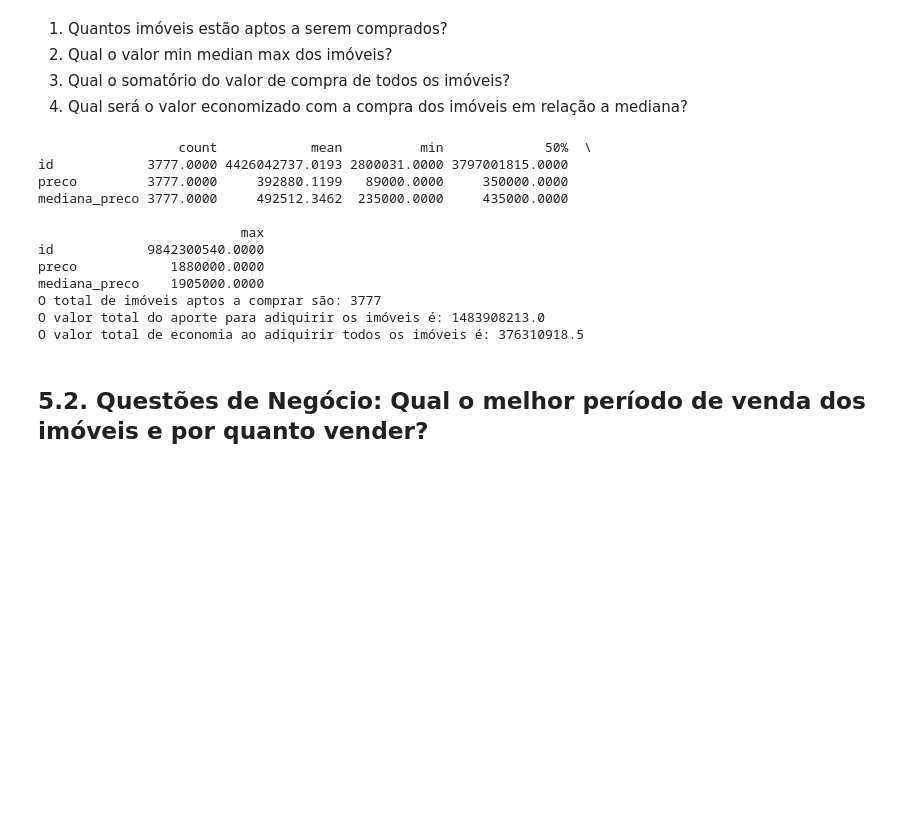
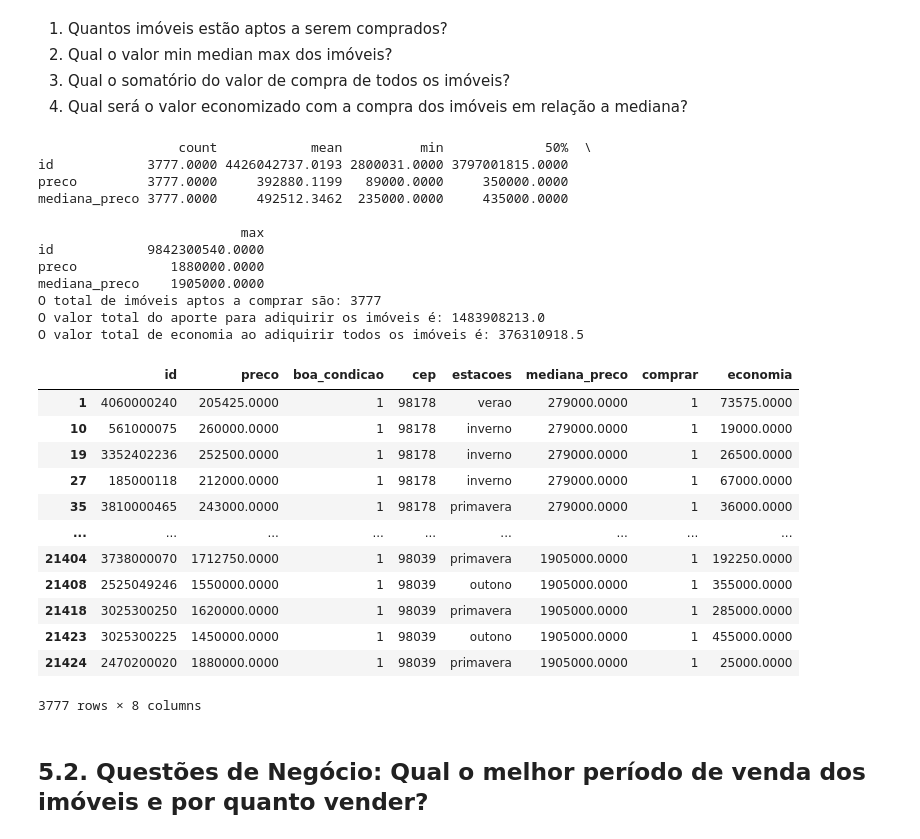
Before and after one commit to Gabrielnbr/Insight_2022_1_house_rocket, a Jupyter notebook: Organizacao/Exploração_Dados.ipynb, the cells around one changed output. Cells and saved outputs as stored; diff of their text form; code cells hidden in the pictures; blank space fills up the shorter version.

```diff
--- a/Organizacao/Exploração_Dados.ipynb
+++ b/Organizacao/Exploração_Dados.ipynb
@@ -500,33 +506,47 @@ qn1.head()
 # %%
 aptos_compra = qn1.loc[qn1['comprar'] == 1].copy()
 
 valor_imóvel = aptos_compra.describe().T
 valor_imóvel.drop(['std','25%','75%'], axis=1, inplace=True)
 valor_imóvel.drop(['cep','comprar','boa_condicao'], axis=0, inplace=True)
 print(valor_imóvel)
 valor_compra = aptos_compra['preco'].sum()
 
 aptos_compra['economia'] = 0
 aptos_compra['economia'] = aptos_compra.apply(lambda x : x['mediana_preco'] - x['preco'], axis=1)
 
 valor_economizado = aptos_compra['economia'].sum()
 
 print(f'O total de imóveis aptos a comprar são: {aptos_compra.shape[0]}')
 print(f'O valor total do aporte para adiquirir os imóveis é: {valor_compra}')
 print(f'O valor total de economia ao adiquirir todos os imóveis é: {valor_economizado}')
+aptos_compra
 # %% [output]
                   count            mean          min             50%  \
 id            3777.0000 4426042737.0193 2800031.0000 3797001815.0000
 preco         3777.0000     392880.1199   89000.0000     350000.0000
 mediana_preco 3777.0000     492512.3462  235000.0000     435000.0000
 
                           max
 id            9842300540.0000
 preco            1880000.0000
 mediana_preco    1905000.0000
 O total de imóveis aptos a comprar são: 3777
 O valor total do aporte para adiquirir os imóveis é: 1483908213.0
 O valor total de economia ao adiquirir todos os imóveis é: 376310918.5
+|  | id | preco | boa_condicao | cep | estacoes | mediana_preco | comprar | economia |
+| 1 | 4060000240 | 205425.0000 | 1 | 98178 | verao | 279000.0000 | 1 | 73575.0000 |
+| 10 | 561000075 | 260000.0000 | 1 | 98178 | inverno | 279000.0000 | 1 | 19000.0000 |
+| 19 | 3352402236 | 252500.0000 | 1 | 98178 | inverno | 279000.0000 | 1 | 26500.0000 |
+| 27 | 185000118 | 212000.0000 | 1 | 98178 | inverno | 279000.0000 | 1 | 67000.0000 |
+| 35 | 3810000465 | 243000.0000 | 1 | 98178 | primavera | 279000.0000 | 1 | 36000.0000 |
+| ... | ... | ... | ... | ... | ... | ... | ... | ... |
+| 21404 | 3738000070 | 1712750.0000 | 1 | 98039 | primavera | 1905000.0000 | 1 | 192250.0000 |
+| 21408 | 2525049246 | 1550000.0000 | 1 | 98039 | outono | 1905000.0000 | 1 | 355000.0000 |
+| 21418 | 3025300250 | 1620000.0000 | 1 | 98039 | primavera | 1905000.0000 | 1 | 285000.0000 |
+| 21423 | 3025300225 | 1450000.0000 | 1 | 98039 | outono | 1905000.0000 | 1 | 455000.0000 |
+| 21424 | 2470200020 | 1880000.0000 | 1 | 98039 | primavera | 1905000.0000 | 1 | 25000.0000 |
+3777 rows × 8 columns
 # %% [markdown]
 ## 5.2. Questões de Negócio: Qual o melhor período de venda dos imóveis e por quanto vender?
 # %% [markdown]
```
Also changed, not shown: parts of 6 cells of this notebook, 19 other files.
